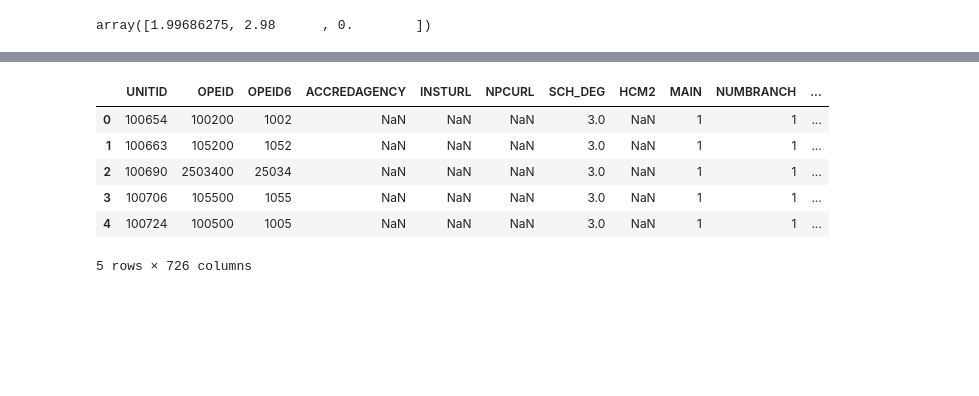
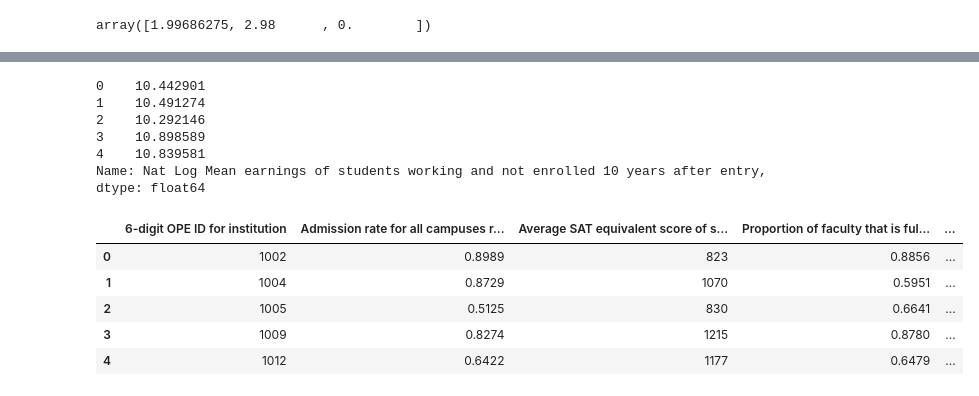
Before and after one commit to huntercash/Project3-ML, a Jupyter notebook: Step2-ML/Ibrahim/Lasso.ipynb, the cells around one changed output, grey strips where cells are left out. Saved outputs shown, nothing was run; the diff lists cells and outputs as text; code cells hidden in the pictures; blank space fills up the shorter version.

```diff
--- a/Step2-ML/Ibrahim/Lasso.ipynb
+++ b/Step2-ML/Ibrahim/Lasso.ipynb
@@ -68,17 +68,24 @@ data
 # %%
-Y = data['MD_EARN_WNE_P10']
+Y = data['Nat Log Mean earnings of students working and not enrolled 10 years after entry']
+Y.head()
 # Median earnings of students working and not enrolled 10 years after entry
+# %% [output]
+0    10.442901
+1    10.491274
+2    10.292146
+3    10.898589
+4    10.839581
+Name: Nat Log Mean earnings of students working and not enrolled 10 years after entry, dtype: float64
-# %%
-X = data.select_dtypes(include=['float64', 'int'])
-X.head()
-# %% [output]
-|  | UNITID | OPEID | OPEID6 | ACCREDAGENCY | INSTURL | NPCURL | SCH_DEG | HCM2 | MAIN | NUMBRANCH | ... |
-| 0 | 100654 | 100200 | 1002 | NaN | NaN | NaN | 3.0 | NaN | 1 | 1 | ... |
-| 1 | 100663 | 105200 | 1052 | NaN | NaN | NaN | 3.0 | NaN | 1 | 1 | ... |
-| 2 | 100690 | 2503400 | 25034 | NaN | NaN | NaN | 3.0 | NaN | 1 | 1 | ... |
-| 3 | 100706 | 105500 | 1055 | NaN | NaN | NaN | 3.0 | NaN | 1 | 1 | ... |
-| 4 | 100724 | 100500 | 1005 | NaN | NaN | NaN | 3.0 | NaN | 1 | 1 | ... |
-5 rows × 726 columns
+# %%
+X = data.drop(columns=['Nat Log Mean earnings of students working and not enrolled 10 years after entry','Unnamed: 14','Unnamed: 15'])
+X.head()
+# %% [output]
+|  | 6-digit OPE ID for institution | Admission rate for all campuses r... | Average SAT equivalent score of s... | Proportion of faculty that is ful... | ... |
+| 0 | 1002 | 0.8989 | 823 | 0.8856 | ... |
+| 1 | 1004 | 0.8729 | 1070 | 0.5951 | ... |
+| 2 | 1005 | 0.5125 | 830 | 0.6641 | ... |
+| 3 | 1009 | 0.8274 | 1215 | 0.8780 | ... |
+| 4 | 1012 | 0.6422 | 1177 | 0.6479 | ... |
 # %%
 lasso = Lasso(alpha=1).fit(X,Y)
 lasso
```
Also changed, not shown: parts of 17 cells of this notebook, 11 other files.
